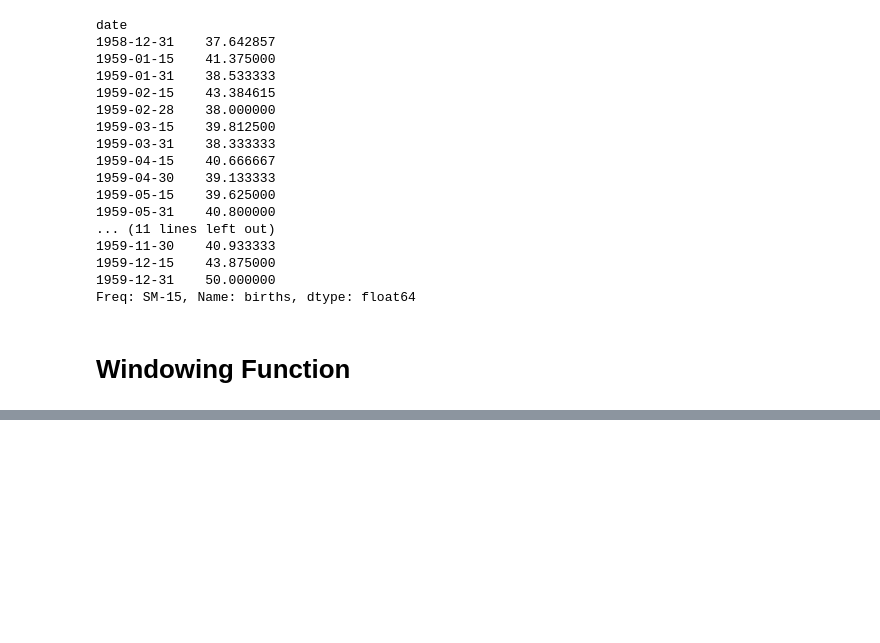
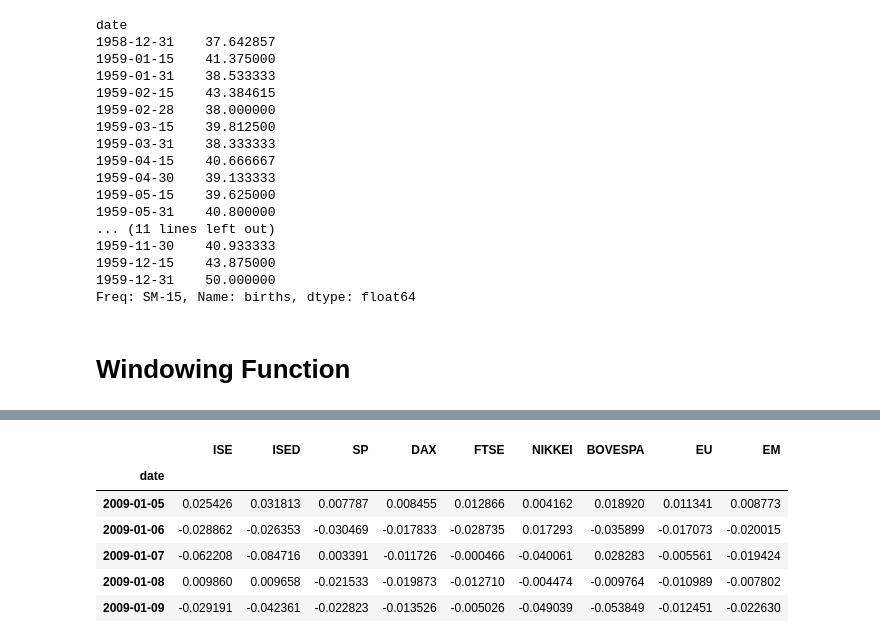
Before and after one commit to rjafarau/hands-on-time-series-analysis-python, a Jupyter notebook: source/CH02_Data_Wrangling_And_Preparation_For_Time_Series.ipynb, the cells around one changed output, grey strips where cells are left out. Cells and saved outputs as stored; diff of their text form; code cells hidden in the pictures; blank space fills up the shorter version.

```diff
--- a/source/CH02_Data_Wrangling_And_Preparation_For_Time_Series.ipynb
+++ b/source/CH02_Data_Wrangling_And_Preparation_For_Time_Series.ipynb
@@ -1008,0 +823,10 @@ array([[35.       ],
+# %%
+df_excel.shift(periods=-1).head()
+# %% [output]
+|  | ISE | ISED | SP | DAX | FTSE | NIKKEI | BOVESPA | EU | EM |
+| date |  |  |  |  |  |  |  |  |  |
+| 2009-01-05 | 0.025426 | 0.031813 | 0.007787 | 0.008455 | 0.012866 | 0.004162 | 0.018920 | 0.011341 | 0.008773 |
+| 2009-01-06 | -0.028862 | -0.026353 | -0.030469 | -0.017833 | -0.028735 | 0.017293 | -0.035899 | -0.017073 | -0.020015 |
+| 2009-01-07 | -0.062208 | -0.084716 | 0.003391 | -0.011726 | -0.000466 | -0.040061 | 0.028283 | -0.005561 | -0.019424 |
+| 2009-01-08 | 0.009860 | 0.009658 | -0.021533 | -0.019873 | -0.012710 | -0.004474 | -0.009764 | -0.010989 | -0.007802 |
+| 2009-01-09 | -0.029191 | -0.042361 | -0.022823 | -0.013526 | -0.005026 | -0.049039 | -0.053849 | -0.012451 | -0.022630 |
```
Also changed, not shown: parts of 36 cells of this notebook.
